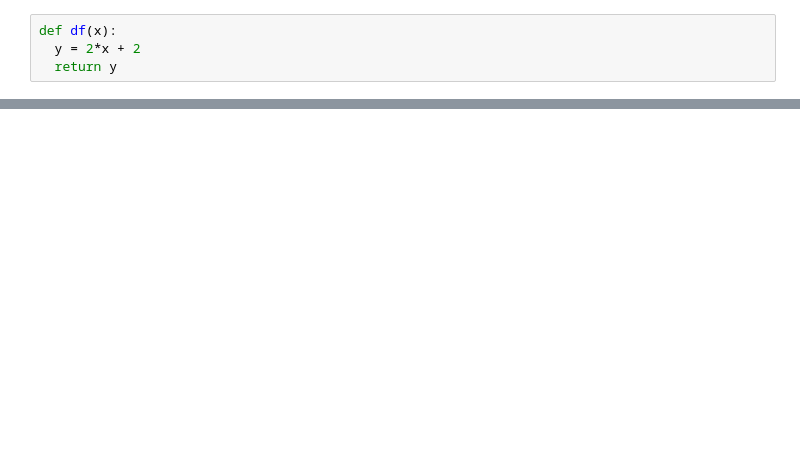
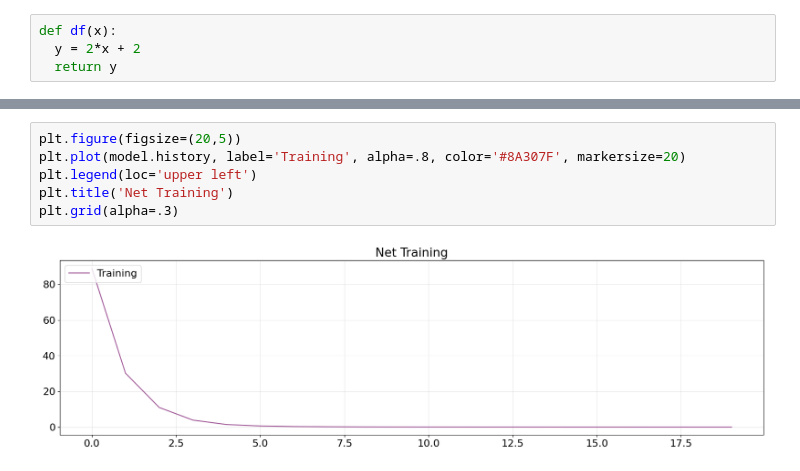
Before and after one commit to biondo999/napde_project, a Jupyter notebook: notebooks/tensorflow-basic.ipynb, the cells around one changed output, grey strips where cells are left out. Drawn from its saved outputs; the diff is of its cells as text; blank space fills up the shorter version.

```diff
--- a/notebooks/tensorflow-basic.ipynb
+++ b/notebooks/tensorflow-basic.ipynb
@@ -161,0 +170,8 @@ plt.legend();
+# %%
+plt.figure(figsize=(20,5))
+plt.plot(model.history, label='Training', alpha=.8, color='#8A307F', markersize=20)
+plt.legend(loc='upper left')
+plt.title('Net Training')
+plt.grid(alpha=.3)
+# %% [output]
+[figure, added]
```
Also changed, not shown: parts of 8 cells of this notebook.
